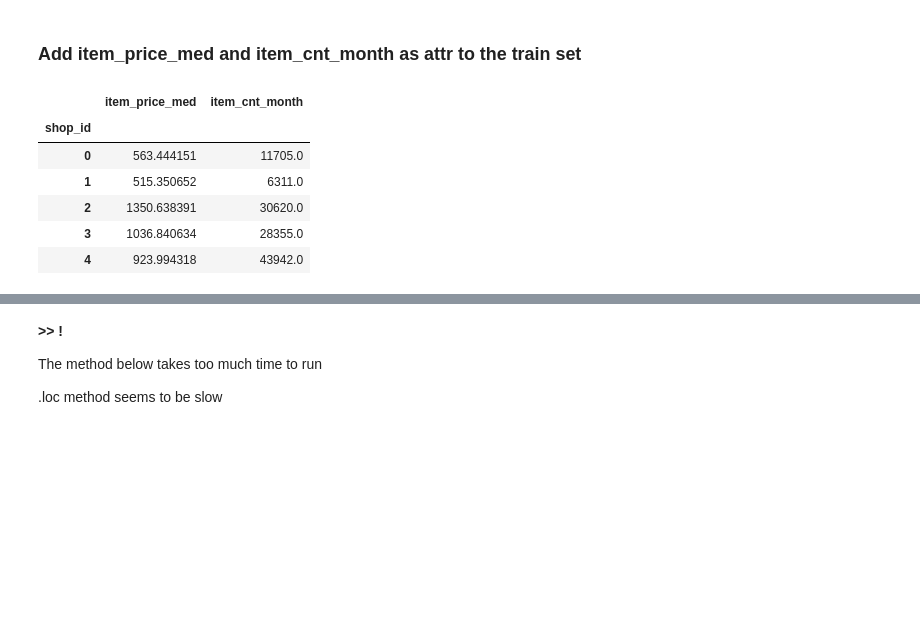
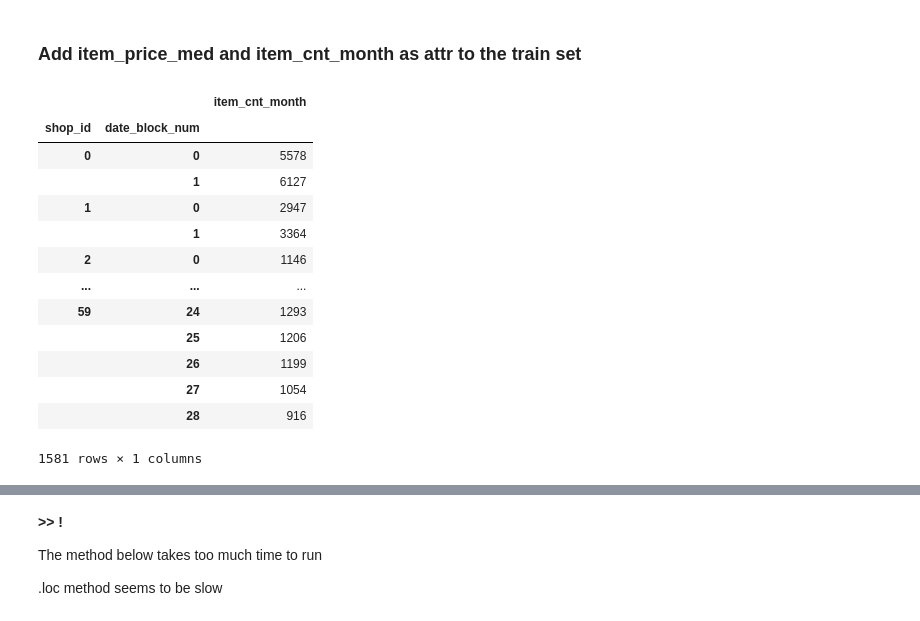
Before and after one commit to nyculescu/kaggle__competitive_data_science_predict_future_sales, a Jupyter notebook: 01_kernel_nb.ipynb, the cells around one changed output, grey strips where cells are left out. Saved outputs shown, nothing was run; the diff lists cells and outputs as text; code cells hidden in the pictures; blank space fills up the shorter version.

```diff
--- a/01_kernel_nb.ipynb
+++ b/01_kernel_nb.ipynb
@@ -324,21 +324,31 @@ max value:  [31] 235634
 # %% [markdown]
 ### Add **item_price_med** and **item_cnt_month** as attr to the train set
 # %%
-sales_train_gb = sales_train.drop(['date_block_num', 'item_id', 'item_cnt_day'], axis = 1).groupby('shop_id').mean()
-sales_train_gb_ = sales_train.drop(['date_block_num', 'item_id', 'item_price'], axis = 1).groupby('shop_id').sum()
-sales_train_gb['item_cnt_month'] = sales_train_gb_['item_cnt_day']
+sales_train_gb_sh = sales_train.drop(['date_block_num', 'item_id', 'item_cnt_day'], axis = 1).groupby('shop_id').mean()
+sales_train_gb_sh.rename(columns={"item_price": "item_price_med"}, inplace=True)
 
-sales_train_gb.rename(columns={"item_price": "item_price_med"}, inplace=True)
-
-sales_train_gb.head()
+sales_train_gb_sh.head()
-# %% [output]
-|  | item_price_med | item_cnt_month |
-| shop_id |  |  |
-| 0 | 563.444151 | 11705.0 |
-| 1 | 515.350652 | 6311.0 |
-| 2 | 1350.638391 | 30620.0 |
-| 3 | 1036.840634 | 28355.0 |
-| 4 | 923.994318 | 43942.0 |
+# %%
+sales_train_gb_mth = sales_train.drop(['item_id', 'item_price'], axis = 1).groupby(['shop_id', 'date_block_num']).sum().astype('int')
+sales_train_gb_mth.rename(columns={"item_cnt_day": "item_cnt_month"}, inplace=True)
+
+sales_train_gb_mth.head()
+sales_train_gb_mth.head(-5)
+# %% [output]
+|  |  | item_cnt_month |
+| shop_id | date_block_num |  |
+| 0 | 0 | 5578 |
+|  | 1 | 6127 |
+| 1 | 0 | 2947 |
+|  | 1 | 3364 |
+| 2 | 0 | 1146 |
+| ... | ... | ... |
+| 59 | 24 | 1293 |
+|  | 25 | 1206 |
+|  | 26 | 1199 |
+|  | 27 | 1054 |
+|  | 28 | 916 |
+1581 rows × 1 columns
 # %%
 sales_train_ = sales_train.copy()
 sales_train_['item_price_med'] = float(0)
```
Also changed, not shown: parts of 9 cells of this notebook.
